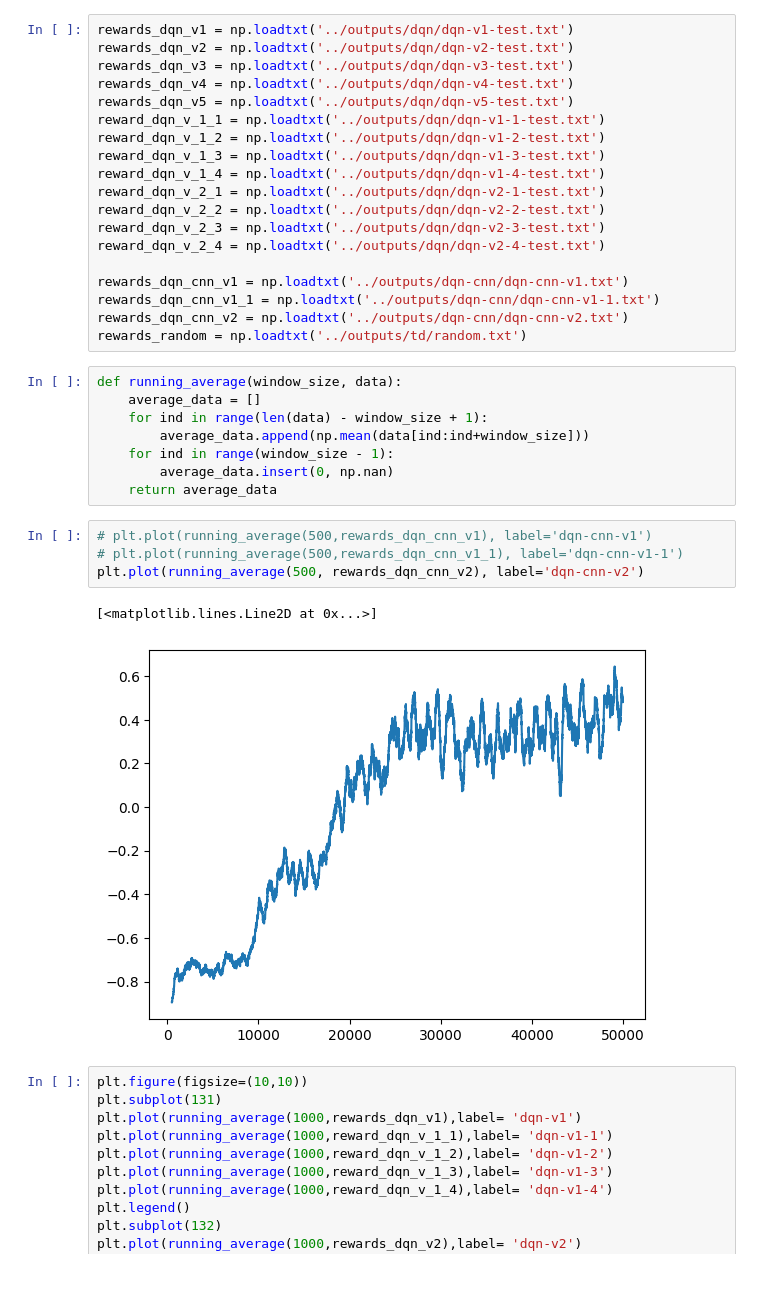
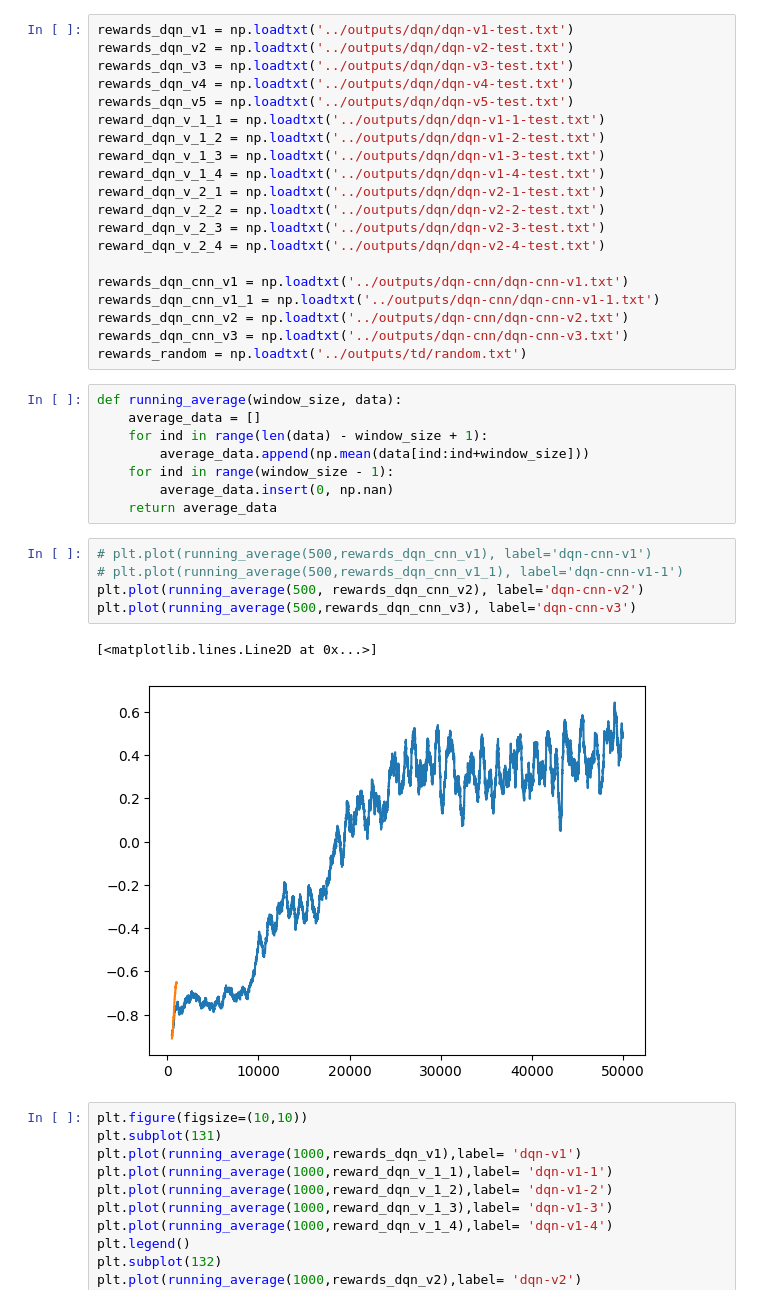
Before and after one commit to fredpell1/snake-RL, a Jupyter notebook: src/plot.ipynb, the cells around one changed output. Saved outputs shown, nothing was run; the diff lists cells and outputs as text.

```diff
--- a/src/plot.ipynb
+++ b/src/plot.ipynb
@@ -19,6 +19,7 @@ reward_dqn_v_2_4 = np.loadtxt('../outputs/dqn/dqn-v2-4-test.txt')
 rewards_dqn_cnn_v1 = np.loadtxt('../outputs/dqn-cnn/dqn-cnn-v1.txt')
 rewards_dqn_cnn_v1_1 = np.loadtxt('../outputs/dqn-cnn/dqn-cnn-v1-1.txt')
 rewards_dqn_cnn_v2 = np.loadtxt('../outputs/dqn-cnn/dqn-cnn-v2.txt')
+rewards_dqn_cnn_v3 = np.loadtxt('../outputs/dqn-cnn/dqn-cnn-v3.txt')
 rewards_random = np.loadtxt('../outputs/td/random.txt')
 # %%
 def running_average(window_size, data):
@@ -31,10 +32,11 @@ def running_average(window_size, data):
 # %%
 # plt.plot(running_average(500,rewards_dqn_cnn_v1), label='dqn-cnn-v1')
 # plt.plot(running_average(500,rewards_dqn_cnn_v1_1), label='dqn-cnn-v1-1')
 plt.plot(running_average(500, rewards_dqn_cnn_v2), label='dqn-cnn-v2')
+plt.plot(running_average(500,rewards_dqn_cnn_v3), label='dqn-cnn-v3')
 # %% [output]
 [<matplotlib.lines.Line2D at 0x...>]
-[figure, old version]
+[figure, new version]
 # %%
 plt.figure(figsize=(10,10))
 plt.subplot(131)
```
Also changed, not shown: 3 other files.
